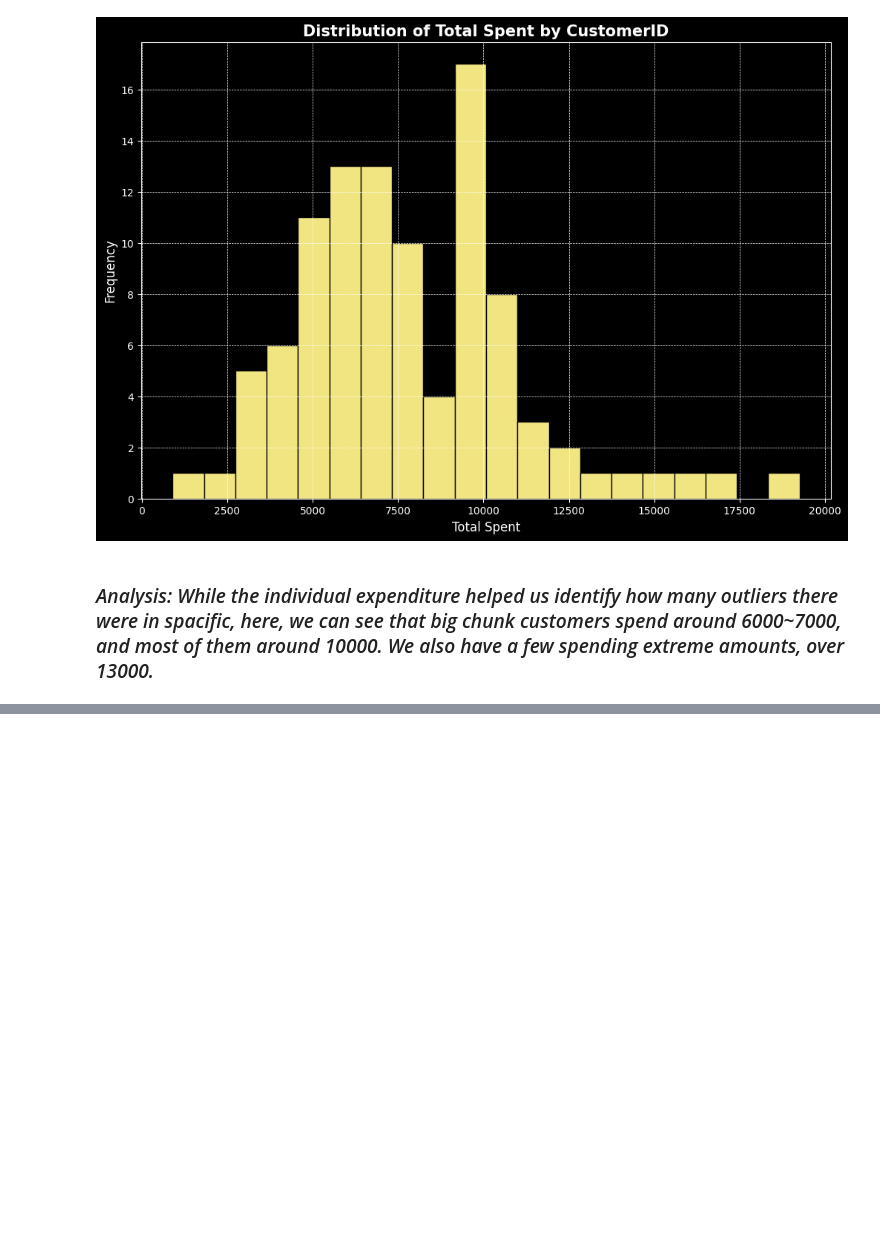
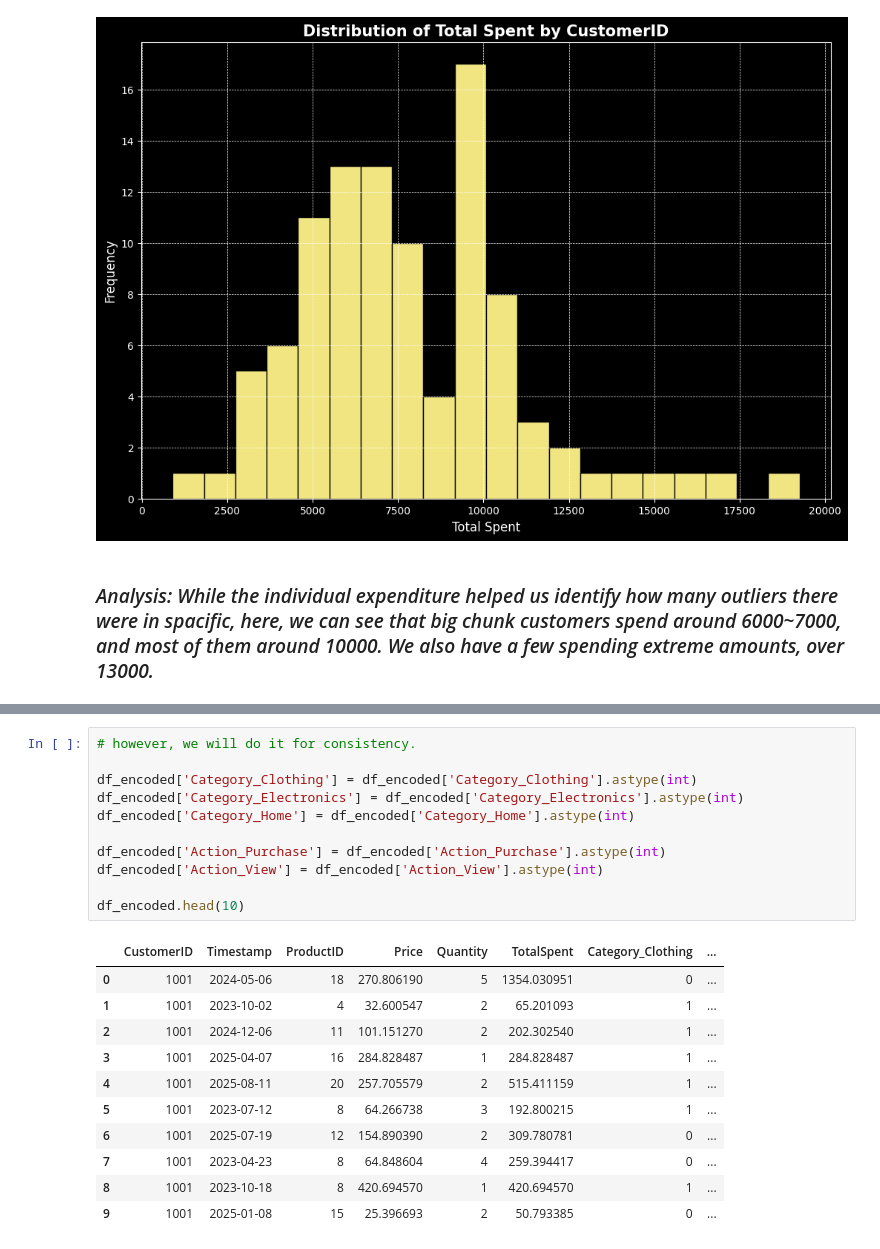
Before and after one commit to rajin-khan/machine-learning-sem10, a Jupyter notebook: assignments/Assignment1.ipynb, the cells around one changed output, grey strips where cells are left out. Cells and saved outputs as stored; diff of their text form; blank space fills up the shorter version.

```diff
--- a/assignments/Assignment1.ipynb
+++ b/assignments/Assignment1.ipynb
@@ -366,0 +462,23 @@ plt.show()
+# %%
+# however, we will do it for consistency.
+
+df_encoded['Category_Clothing'] = df_encoded['Category_Clothing'].astype(int)
+df_encoded['Category_Electronics'] = df_encoded['Category_Electronics'].astype(int)
+df_encoded['Category_Home'] = df_encoded['Category_Home'].astype(int)
+
+df_encoded['Action_Purchase'] = df_encoded['Action_Purchase'].astype(int)
+df_encoded['Action_View'] = df_encoded['Action_View'].astype(int)
+
+df_encoded.head(10)
+# %% [output]
+|  | CustomerID | Timestamp | ProductID | Price | Quantity | TotalSpent | Category_Clothing | ... |
+| 0 | 1001 | 2024-05-06 | 18 | 270.806190 | 5 | 1354.030951 | 0 | ... |
+| 1 | 1001 | 2023-10-02 | 4 | 32.600547 | 2 | 65.201093 | 1 | ... |
+| 2 | 1001 | 2024-12-06 | 11 | 101.151270 | 2 | 202.302540 | 1 | ... |
+| 3 | 1001 | 2025-04-07 | 16 | 284.828487 | 1 | 284.828487 | 1 | ... |
+| 4 | 1001 | 2025-08-11 | 20 | 257.705579 | 2 | 515.411159 | 1 | ... |
+| 5 | 1001 | 2023-07-12 | 8 | 64.266738 | 3 | 192.800215 | 1 | ... |
+| 6 | 1001 | 2025-07-19 | 12 | 154.890390 | 2 | 309.780781 | 0 | ... |
+| 7 | 1001 | 2023-04-23 | 8 | 64.848604 | 4 | 259.394417 | 0 | ... |
+| 8 | 1001 | 2023-10-18 | 8 | 420.694570 | 1 | 420.694570 | 1 | ... |
+| 9 | 1001 | 2025-01-08 | 15 | 25.396693 | 2 | 50.793385 | 0 | ... |
```
Also changed, not shown: parts of 16 cells of this notebook, 1 other file.
